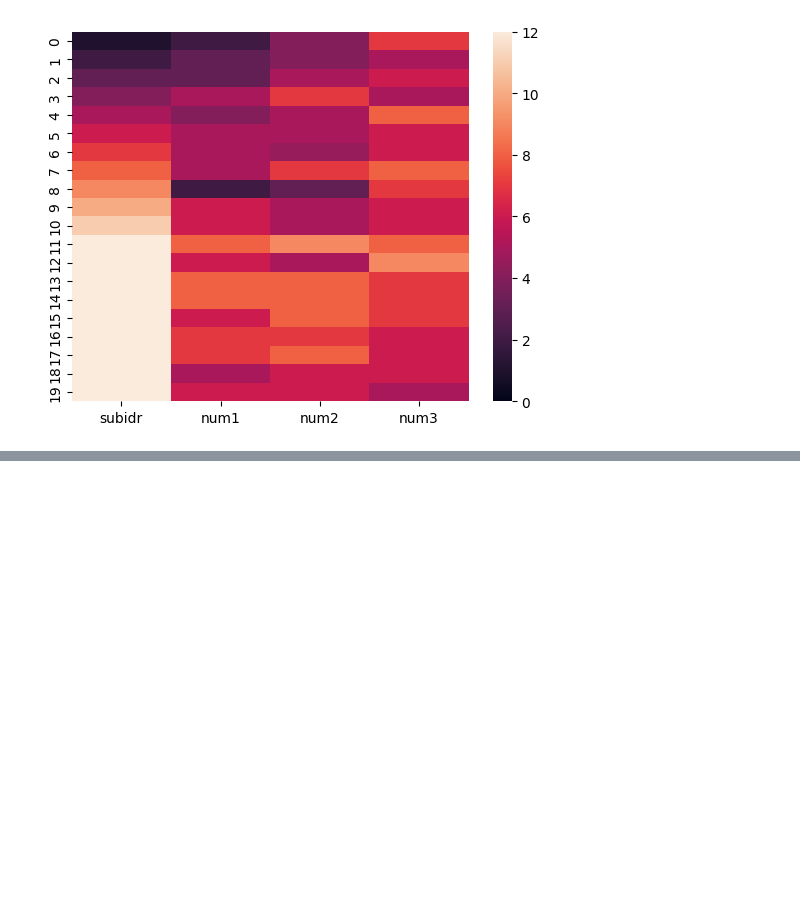
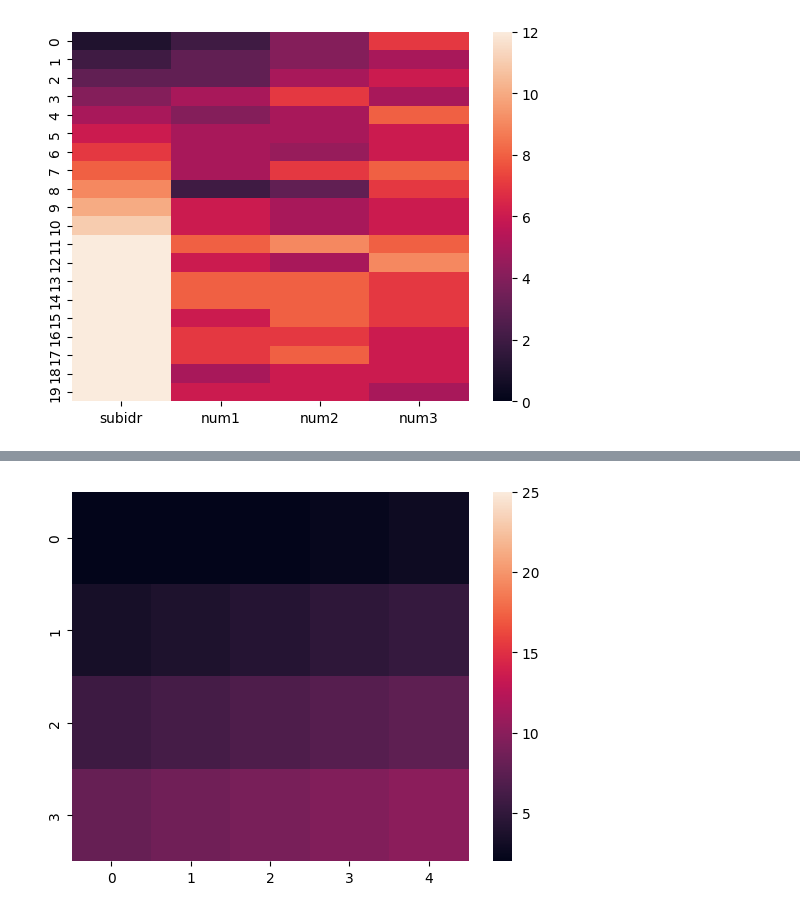
Before and after one commit to AbhayMadhukarChintamwar/DataScience_Learning, a Jupyter notebook: Seaborn/HeatMap_Plot.ipynb, the cells around one changed output, grey strips where cells are left out. Saved outputs shown, nothing was run; the diff lists cells and outputs as text; code cells hidden in the pictures; blank space fills up the shorter version.

```diff
--- a/Seaborn/HeatMap_Plot.ipynb
+++ b/Seaborn/HeatMap_Plot.ipynb
@@ -117,0 +136,5 @@ plt.show()
+# %%
+sns.heatmap(var, vmin = 2, vmax =25)
+plt.show()
+# %% [output]
+[figure, added]
```
Also changed, not shown: parts of 21 cells of this notebook.
